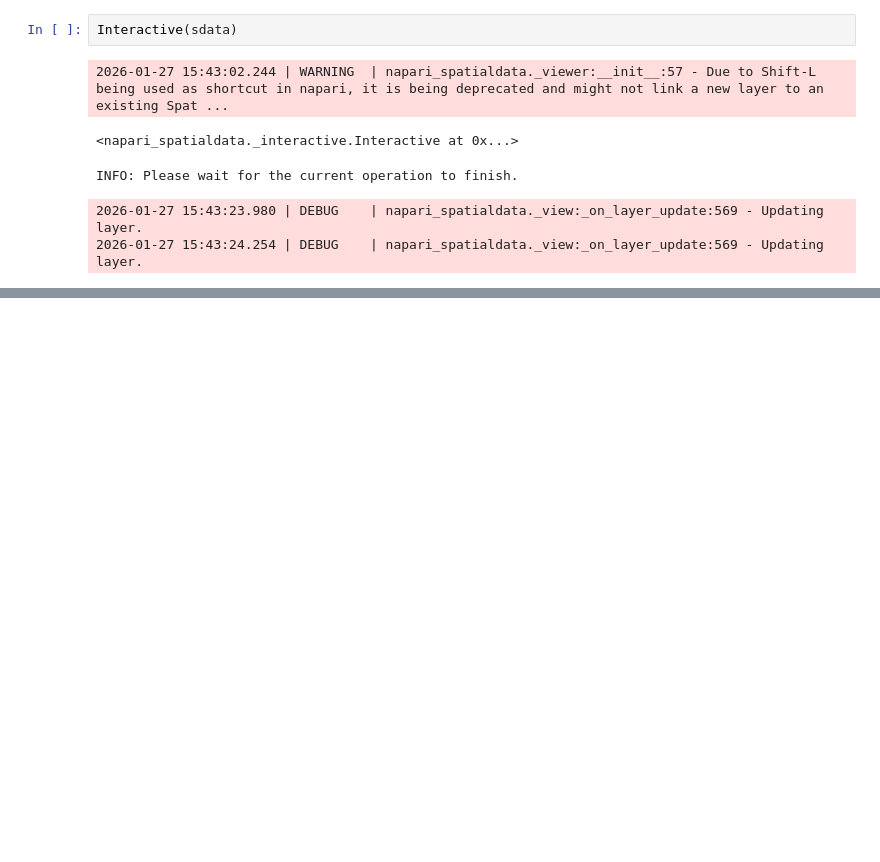
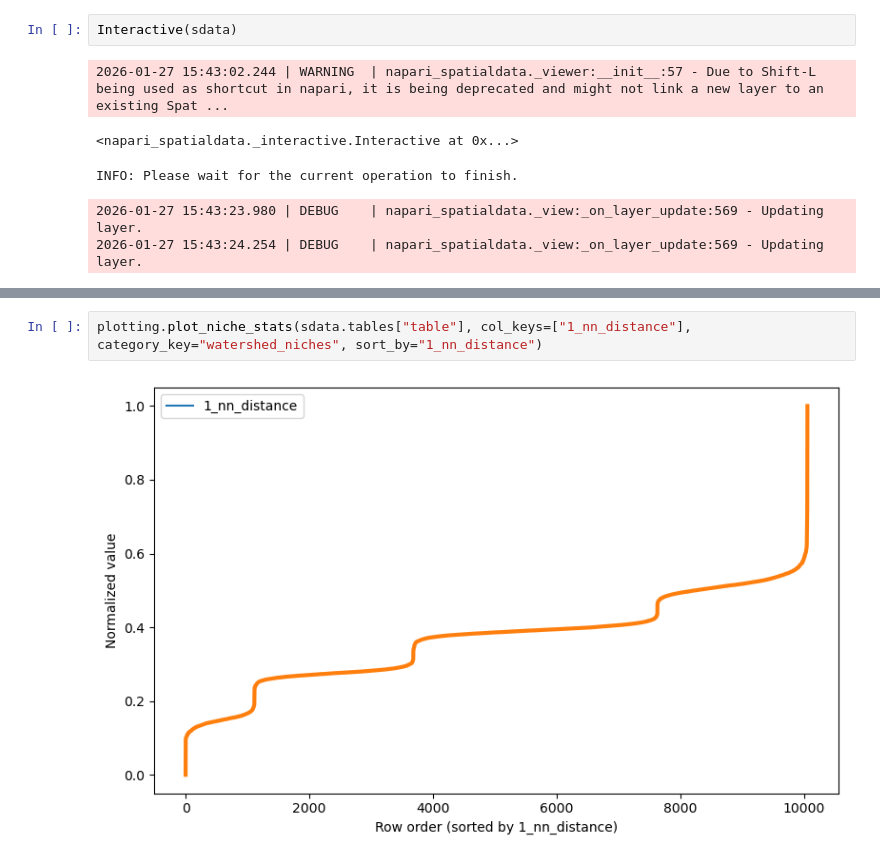
Before and after one commit to LLehner/Adaptive-Niche, a Jupyter notebook: clustering_tutorial.ipynb, the cells around one changed output, grey strips where cells are left out. Cells and saved outputs as stored; diff of their text form; blank space fills up the shorter version.

Commit message:
Update plotting

```diff
--- a/clustering_tutorial.ipynb
+++ b/clustering_tutorial.ipynb
@@ -93,0 +110,4 @@ INFO: Please wait for the current operation to finish.
+# %%
+plotting.plot_niche_stats(sdata.tables["table"], col_keys=["1_nn_distance"], category_key="watershed_niches", sort_by="1_nn_distance")
+# %% [output]
+[figure, added]
```
Also changed, not shown: parts of 2 cells of this notebook, 1 other file.
